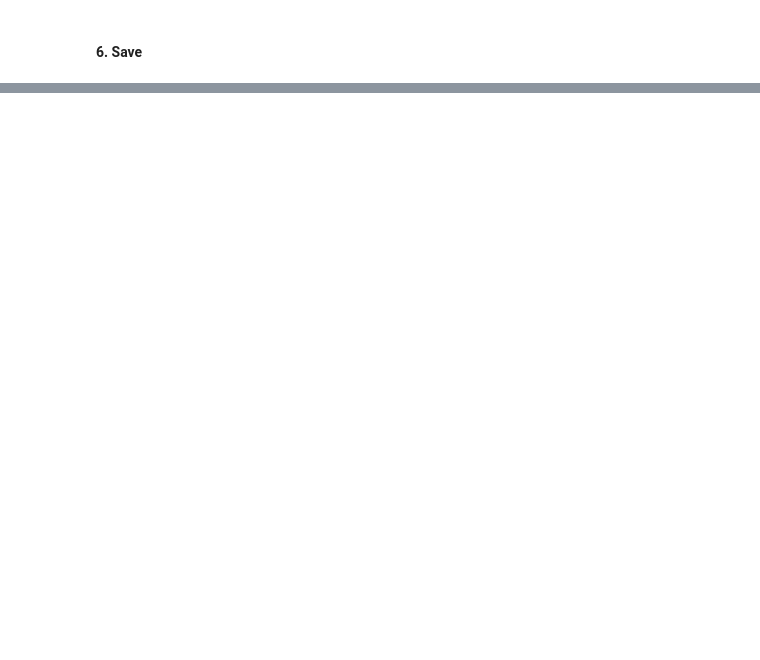
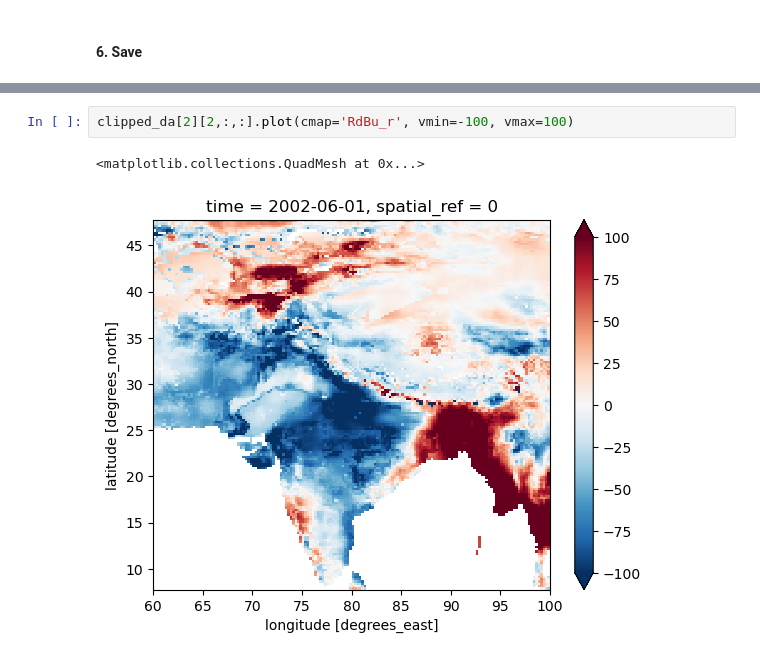
Before and after one commit to pazolka/sun-et-al-2019, a Jupyter notebook: 1_GLDAS_Preparation.ipynb, the cells around one changed output, grey strips where cells are left out. Saved outputs shown, nothing was run; the diff lists cells and outputs as text; blank space fills up the shorter version.

```diff
--- a/1_GLDAS_Preparation.ipynb
+++ b/1_GLDAS_Preparation.ipynb
@@ -110,0 +120,5 @@ resampled_ds[2]['twsa_gldas'][9,:,:].plot(cmap='RdBu_r', vmin=-100, vmax=100)
+# %%
+clipped_da[2][2,:,:].plot(cmap='RdBu_r', vmin=-100, vmax=100)
+# %% [output]
+<matplotlib.collections.QuadMesh at 0x...>
+[figure, added]
```
Also changed, not shown: parts of 6 cells of this notebook, 1 other file.
